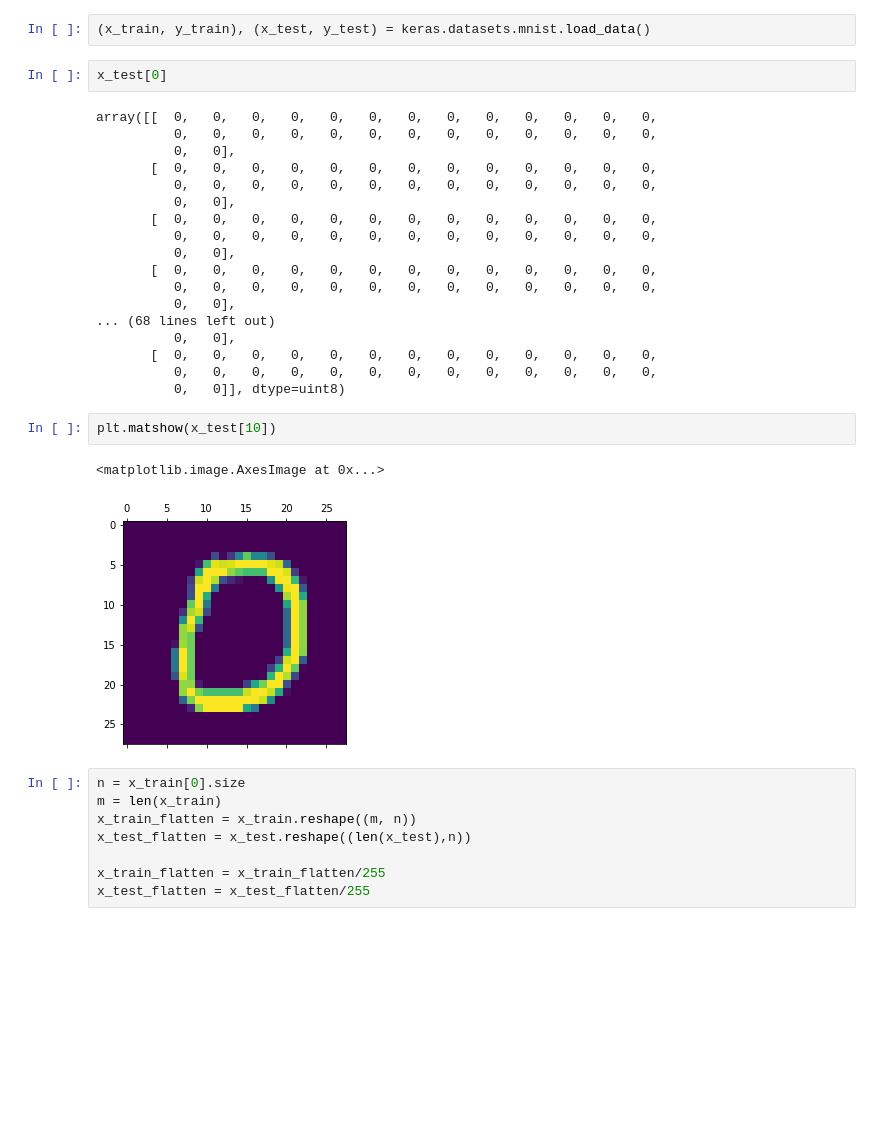
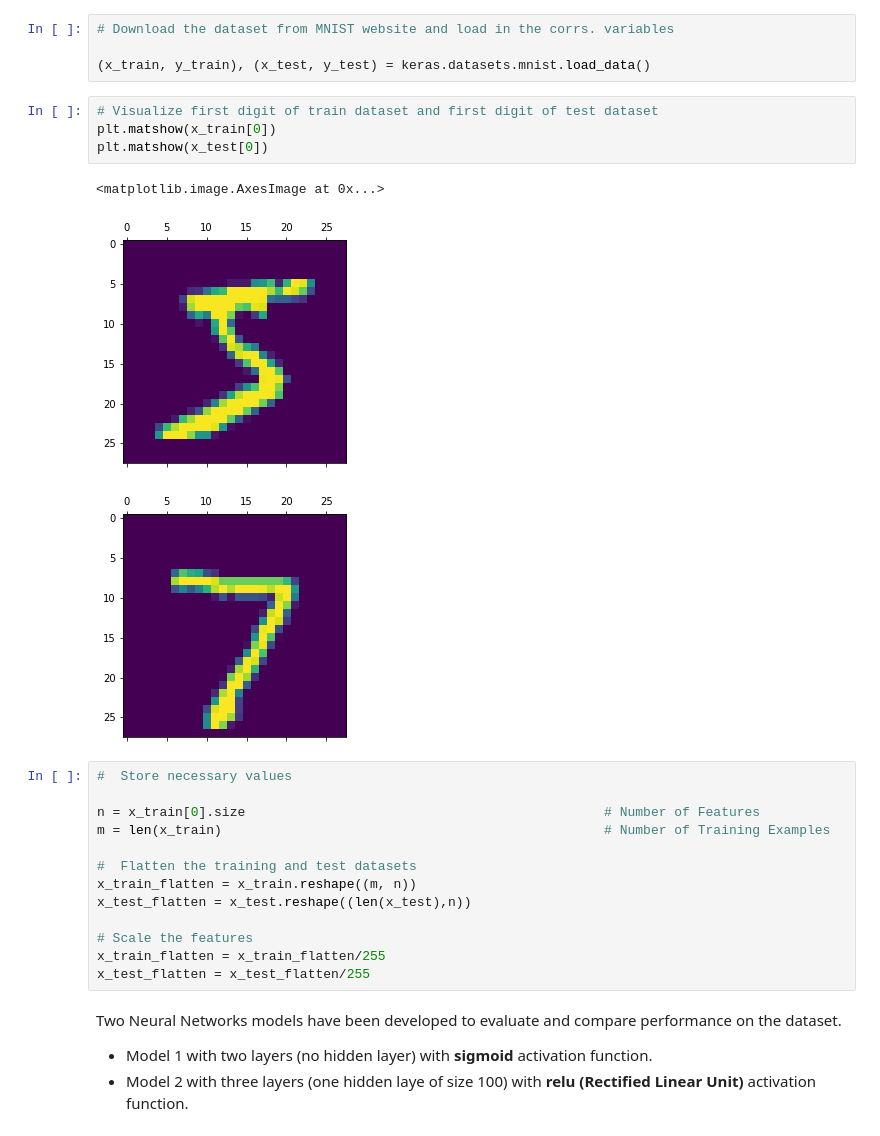
Before and after one commit to Divyanshu23/MNIST_digit_recogniser, a Jupyter notebook: src/digit_prediction_model.ipynb, the cells around one changed output. Cells and saved outputs as stored; diff of their text form; blank space fills up the shorter version.

```diff
--- a/src/digit_prediction_model.ipynb
+++ b/src/digit_prediction_model.ipynb
@@ -9,36 +34,33 @@ import matplotlib.pyplot as plt
 # %%
+# Download the dataset from MNIST website and load in the corrs. variables
+
 (x_train, y_train), (x_test, y_test) = keras.datasets.mnist.load_data()
-# %%
-x_test[0]
-# %% [output]
-array([[  0,   0,   0,   0,   0,   0,   0,   0,   0,   0,   0,   0,   0,
-          0,   0,   0,   0,   0,   0,   0,   0,   0,   0,   0,   0,   0,
-          0,   0],
-       [  0,   0,   0,   0,   0,   0,   0,   0,   0,   0,   0,   0,   0,
-          0,   0,   0,   0,   0,   0,   0,   0,   0,   0,   0,   0,   0,
-          0,   0],
-       [  0,   0,   0,   0,   0,   0,   0,   0,   0,   0,   0,   0,   0,
-          0,   0,   0,   0,   0,   0,   0,   0,   0,   0,   0,   0,   0,
-          0,   0],
-       [  0,   0,   0,   0,   0,   0,   0,   0,   0,   0,   0,   0,   0,
-          0,   0,   0,   0,   0,   0,   0,   0,   0,   0,   0,   0,   0,
-          0,   0],
-... (68 lines left out)
-          0,   0],
-       [  0,   0,   0,   0,   0,   0,   0,   0,   0,   0,   0,   0,   0,
-          0,   0,   0,   0,   0,   0,   0,   0,   0,   0,   0,   0,   0,
-          0,   0]], dtype=uint8)
 # %%
-plt.matshow(x_test[10])
+# Visualize first digit of train dataset and first digit of test dataset
+plt.matshow(x_train[0])
+plt.matshow(x_test[0])
 # %% [output]
 <matplotlib.image.AxesImage at 0x...>
-[figure, old version]
+[figure, new version]
+[figure, added]
 # %%
-n = x_train[0].size
-m = len(x_train)
+#  Store necessary values
+
+n = x_train[0].size                                              # Number of Features
+m = len(x_train)                                                 # Number of Training Examples
+
+#  Flatten the training and test datasets
 x_train_flatten = x_train.reshape((m, n))
 x_test_flatten = x_test.reshape((len(x_test),n))
 
+# Scale the features
 x_train_flatten = x_train_flatten/255
 x_test_flatten = x_test_flatten/255
+# %% [markdown]
+Two Neural Networks models have been developed to evaluate and compare performance on the dataset.
+
+<ul>
+    <li>Model 1 with two layers (no hidden layer) with <b>sigmoid</b> activation function.</li>
+    <li>Model 2 with three layers (one hidden laye of size 100) with <b>relu (Rectified Linear Unit)</b> activation function.</li>
+</ul>
 # %%
```
Also changed, not shown: parts of 19 cells of this notebook.
